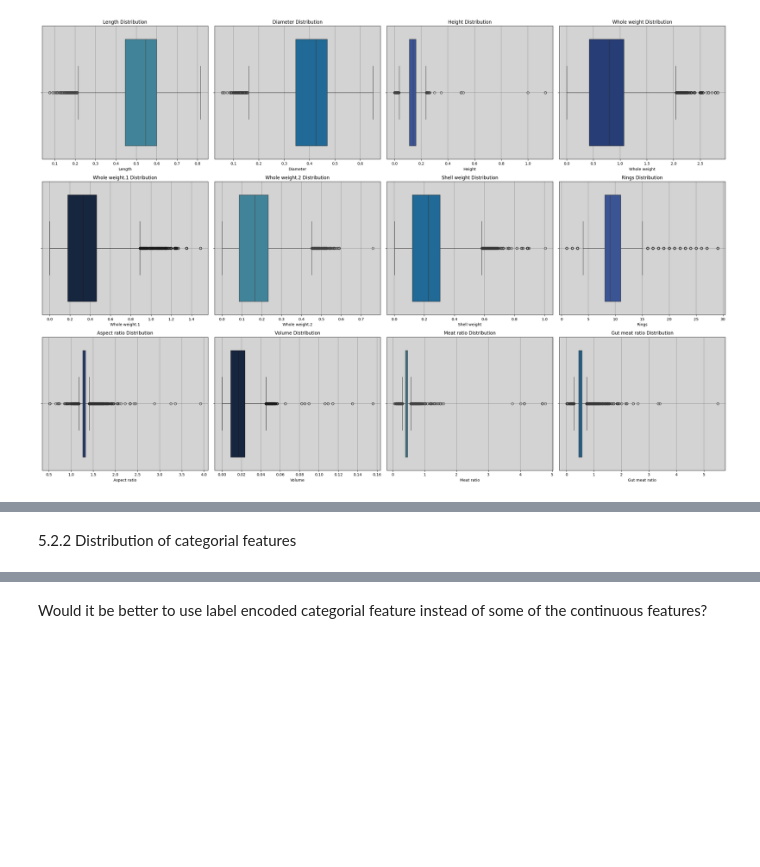
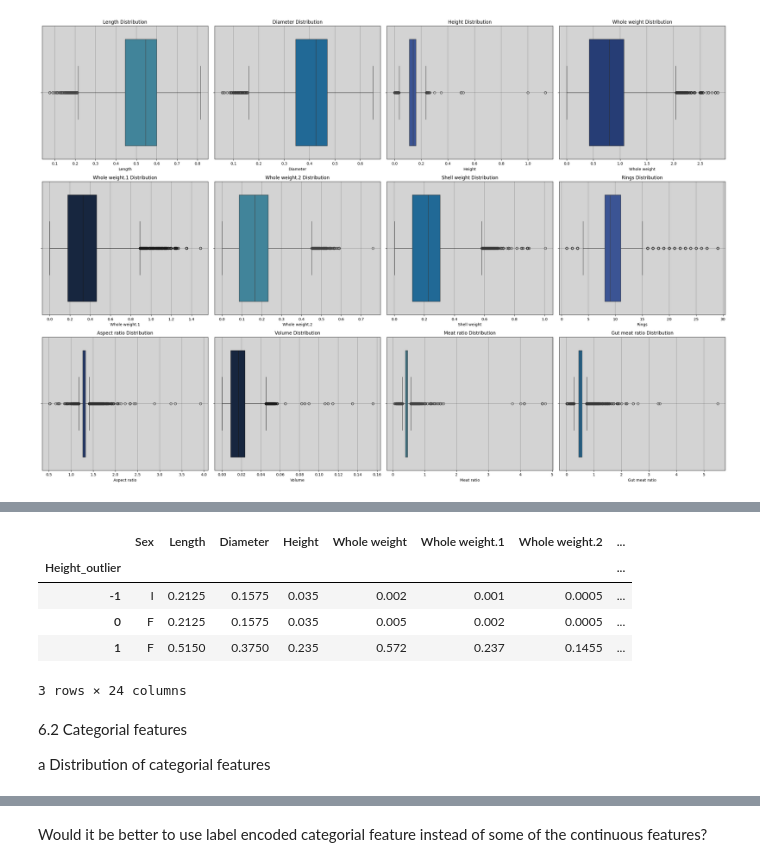
Before and after one commit to Oikiy/Remote_Abalone_Regression, a Jupyter notebook: notebook/Regression_Abalone.ipynb, the cells around one changed output, grey strips where cells are left out. Drawn from its saved outputs; the diff is of its cells as text; code cells hidden in the pictures; blank space fills up the shorter version.

```diff
--- a/notebook/Regression_Abalone.ipynb
+++ b/notebook/Regression_Abalone.ipynb
@@ -325,7 +429,7 @@ Should the outliers being determined by their sex?
 # %%
 #Outlier handling
 
-def OutlierHandling(df):
+def OutlierHandling(df,num_cols=train_df._get_numeric_data().columns):
     # Loop through each numerical column
     for col in num_cols:
         # Calculate the first quartile
@@ -338,20 +442,16 @@ def OutlierHandling(df):
         lower_bound = Q1 - 1.5 * IQR
         # Calculate the upper bound
         upper_bound = Q3 + 1.5 * IQR
+
         # Filter the outliers
         #df = df[(df[col] >= lower_bound) & (df[col] <= upper_bound)]
 
         # Replace the outliers by the lower and upper bounds
         df.loc[df[col] < lower_bound, col] = lower_bound
         df.loc[df[col] > upper_bound, col] = upper_bound
-
-        # Set new features indicating the presence of outliers
-        df[col + '_outlier'] = 0
-        df.loc[df[col] < lower_bound, col + '_outlier'] = -1
-        df.loc[df[col] > upper_bound, col + '_outlier'] = 1
     return df
 
 # Remove outliers from the training data
-train_wo_O = OutlierHandling(train_df)
+train_wo_O = train_OutId.copy()
 
-train_wo_O
+train_wo_O=OutlierHandling(train_wo_O)
@@ -379,0 +474,10 @@ MultiBoxplot(df=train_wo_O,num_cols=num_cols)
+# %%
+group=train_wo_O.groupby(by='Height_outlier').min()
+group
+# %% [output]
+|  | Sex | Length | Diameter | Height | Whole weight | Whole weight.1 | Whole weight.2 | ... |
+| Height_outlier |  |  |  |  |  |  |  | ... |
+| -1 | I | 0.2125 | 0.1575 | 0.035 | 0.002 | 0.001 | 0.0005 | ... |
+| 0 | F | 0.2125 | 0.1575 | 0.035 | 0.005 | 0.002 | 0.0005 | ... |
+| 1 | F | 0.5150 | 0.3750 | 0.235 | 0.572 | 0.237 | 0.1455 | ... |
+3 rows × 24 columns
@@ -380,5 +487,7 @@ MultiBoxplot(df=train_wo_O,num_cols=num_cols)
 # %% [markdown]
-5.2.2 Distribution of categorial features
+6.2 Categorial features
+
+a Distribution of categorial features
 # %%
 # Descriptive statistics of categorical features
 train_df.describe(include=['O'])
```
Also changed, not shown: parts of 57 cells of this notebook.
